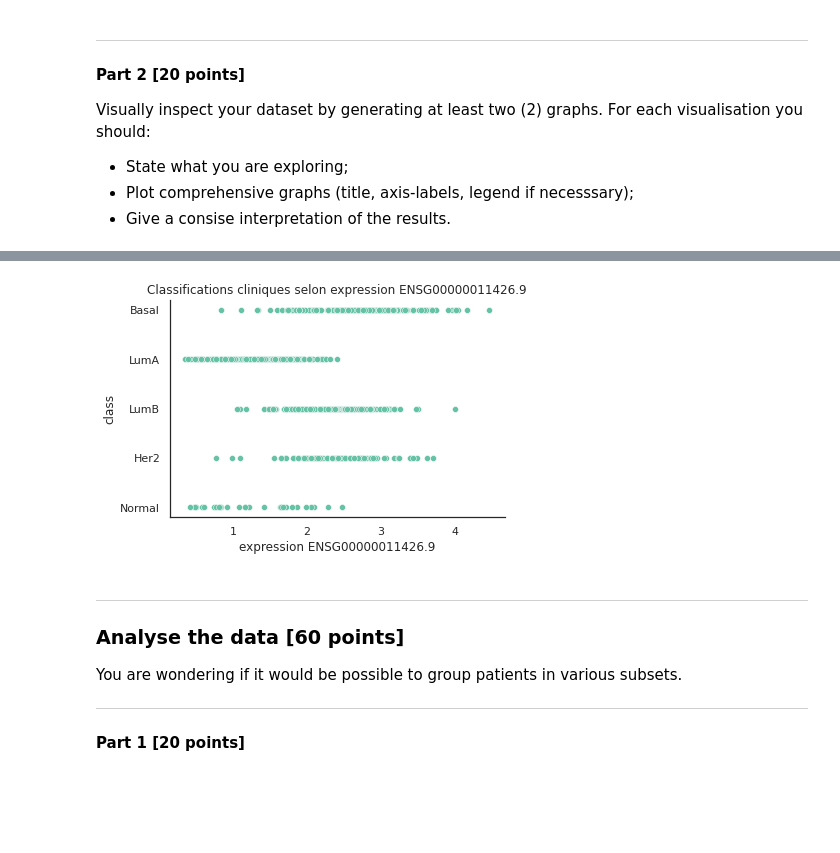
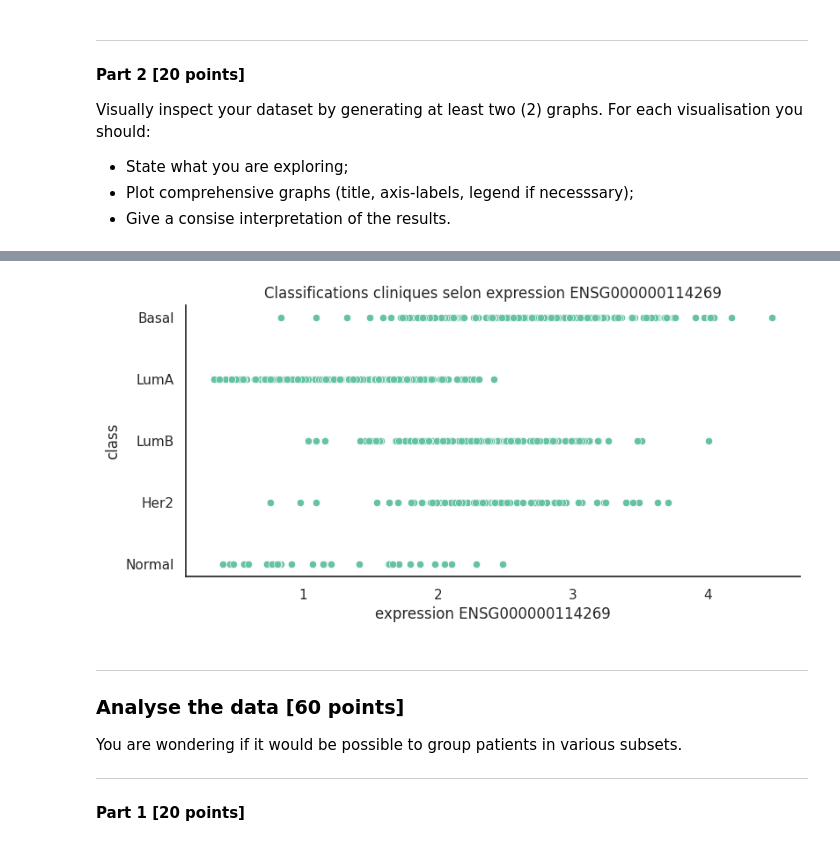
Before and after one commit to ChabotN/s22_data_analysis, a Jupyter notebook: data_analysis_3.ipynb, the cells around one changed output, grey strips where cells are left out. Saved outputs shown, nothing was run; the diff lists cells and outputs as text; code cells hidden in the pictures; blank space fills up the shorter version.

```diff
--- a/data_analysis_3.ipynb
+++ b/data_analysis_3.ipynb
@@ -283,12 +285,12 @@ sns.despine()
 # %%
 # Regarder la variabtion de l'expression du gène ENSG00000011426.9 dans les différents types de classification clinique
 # Il est possible de voir que le type basal montre une expression plus forte ENSG00000011426.9 que le type normal
-t=sns.scatterplot(data=N, x='ENSG00000011426.9',y='class')
-t.set_title('Classifications cliniques selon expression ENSG00000011426.9')
-t.set_xlabel('expression ENSG00000011426.9')
+t=sns.scatterplot(data=N, x='ENSG000000114269',y='class')
+t.set_title('Classifications cliniques selon expression ENSG000000114269')
+t.set_xlabel('expression ENSG000000114269')
 sns.despine()
 # %% [output]
-[figure, old version]
+[figure, new version]
 # %% [markdown]
 <hr style="border:1px solid black"> </hr>
 
```
Also changed, not shown: parts of 18 cells of this notebook.
